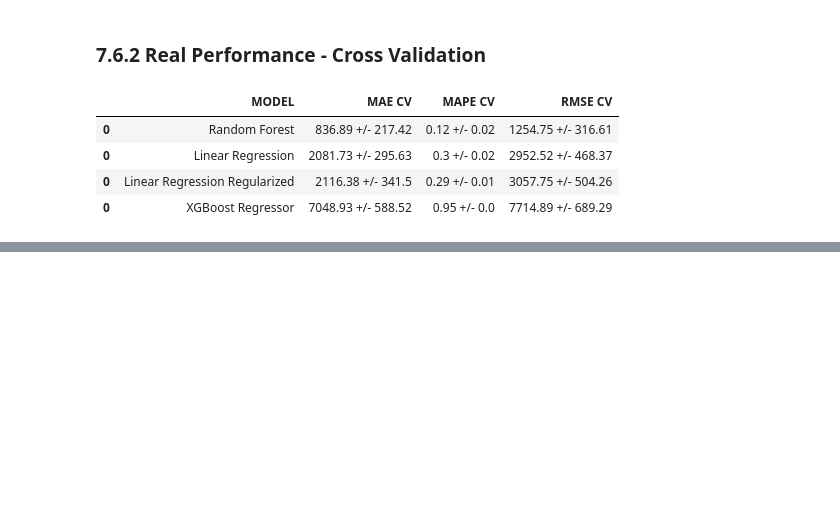
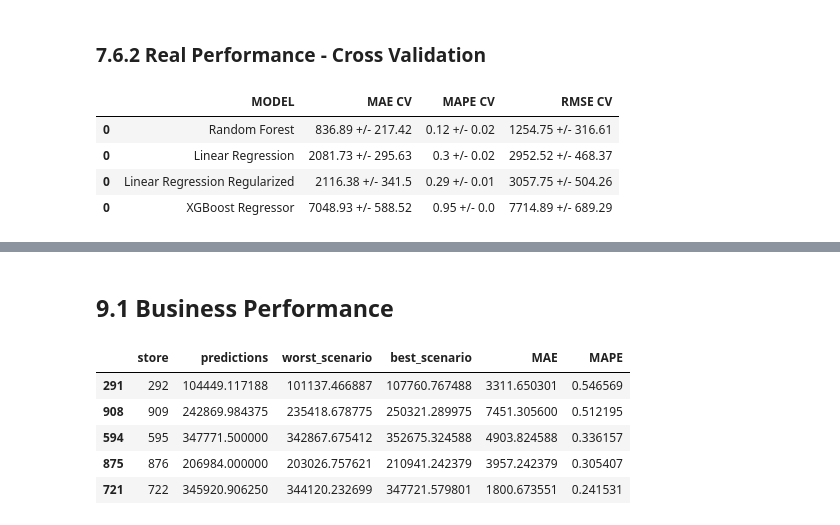
Before and after one commit to rangelvarnier/datascience_rossmann_store_sales, a Jupyter notebook: m07_v1_store_sales_prediction.ipynb, the cells around one changed output, grey strips where cells are left out. Saved outputs shown, nothing was run; the diff lists cells and outputs as text; code cells hidden in the pictures; blank space fills up the shorter version.

```diff
--- a/m07_v1_store_sales_prediction.ipynb
+++ b/m07_v1_store_sales_prediction.ipynb
@@ -1465,0 +1635,2 @@ modeling_result_cv.sort_values('RMSE CV')
+# %% [markdown]
+## 9.1 Business Performance
@@ -1465,0 +1655,9 @@ modeling_result_cv.sort_values('RMSE CV')
+# %%
+df92.sort_values('MAPE', ascending=False).head()
+# %% [output]
+|  | store | predictions | worst_scenario | best_scenario | MAE | MAPE |
+| 291 | 292 | 104449.117188 | 101137.466887 | 107760.767488 | 3311.650301 | 0.546569 |
+| 908 | 909 | 242869.984375 | 235418.678775 | 250321.289975 | 7451.305600 | 0.512195 |
+| 594 | 595 | 347771.500000 | 342867.675412 | 352675.324588 | 4903.824588 | 0.336157 |
+| 875 | 876 | 206984.000000 | 203026.757621 | 210941.242379 | 3957.242379 | 0.305407 |
+| 721 | 722 | 345920.906250 | 344120.232699 | 347721.579801 | 1800.673551 | 0.241531 |
```
Also changed, not shown: parts of 38 cells of this notebook, 1 other file.
